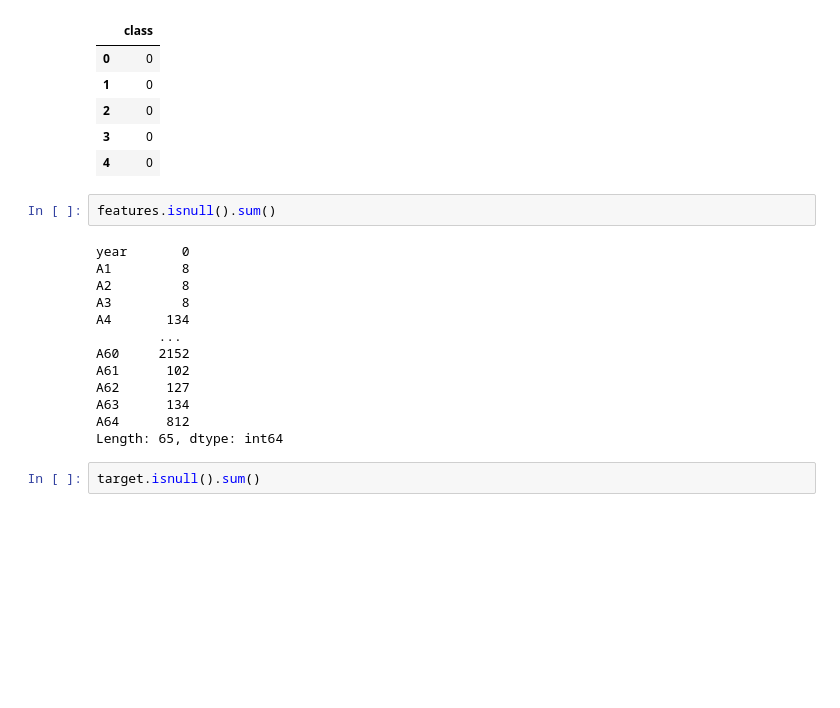
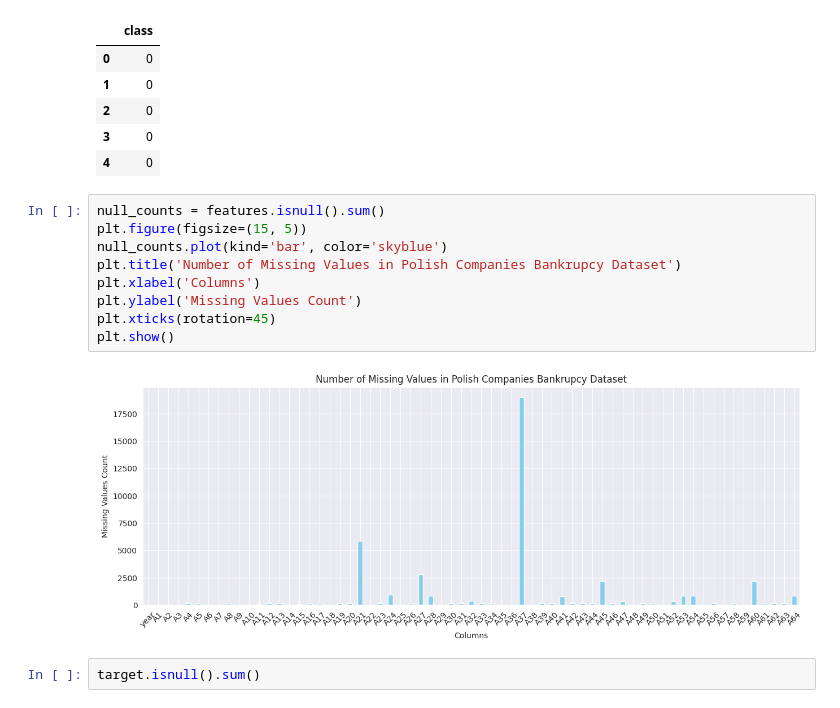
Before and after one commit to Mindflayer77/UczenieMaszynowe, a Jupyter notebook: Lab2.ipynb, the cells around one changed output. Drawn from its saved outputs; the diff is of its cells as text; blank space fills up the shorter version.

```diff
--- a/Lab2.ipynb
+++ b/Lab2.ipynb
@@ -35,20 +37,16 @@ target.head()
 | 3 | 0 |
 | 4 | 0 |
 # %%
-features.isnull().sum()
+null_counts = features.isnull().sum()
+plt.figure(figsize=(15, 5))
+null_counts.plot(kind='bar', color='skyblue')
+plt.title('Number of Missing Values in Polish Companies Bankrupcy Dataset')
+plt.xlabel('Columns')
+plt.ylabel('Missing Values Count')
+plt.xticks(rotation=45)
+plt.show()
 # %% [output]
-year       0
-A1         8
-A2         8
-A3         8
-A4       134
-        ...
-A60     2152
-A61      102
-A62      127
-A63      134
-A64      812
-Length: 65, dtype: int64
+[figure, added]
 # %%
 target.isnull().sum()
 # %% [output]
```
Also changed, not shown: parts of 39 cells of this notebook, 1 other file.
